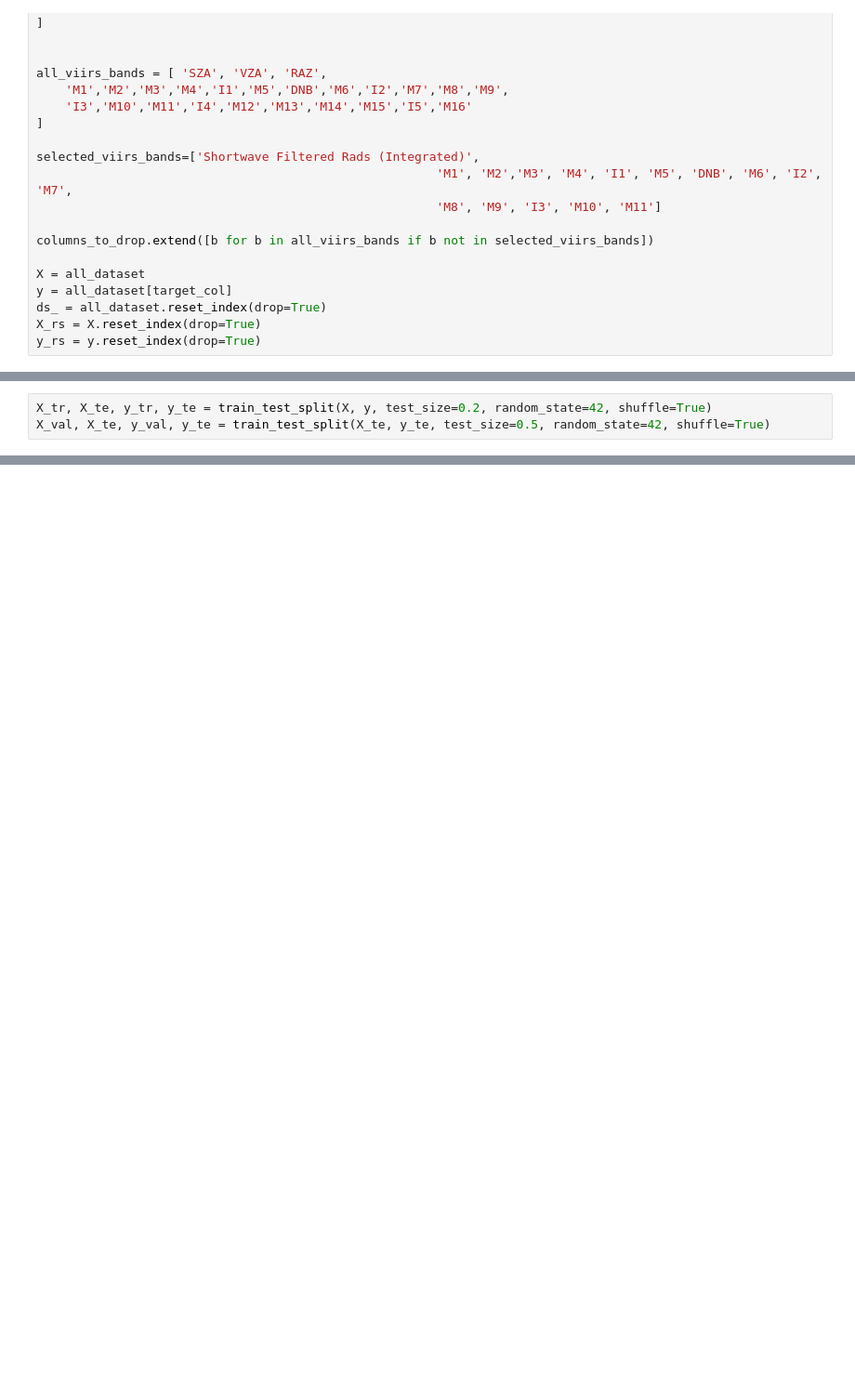
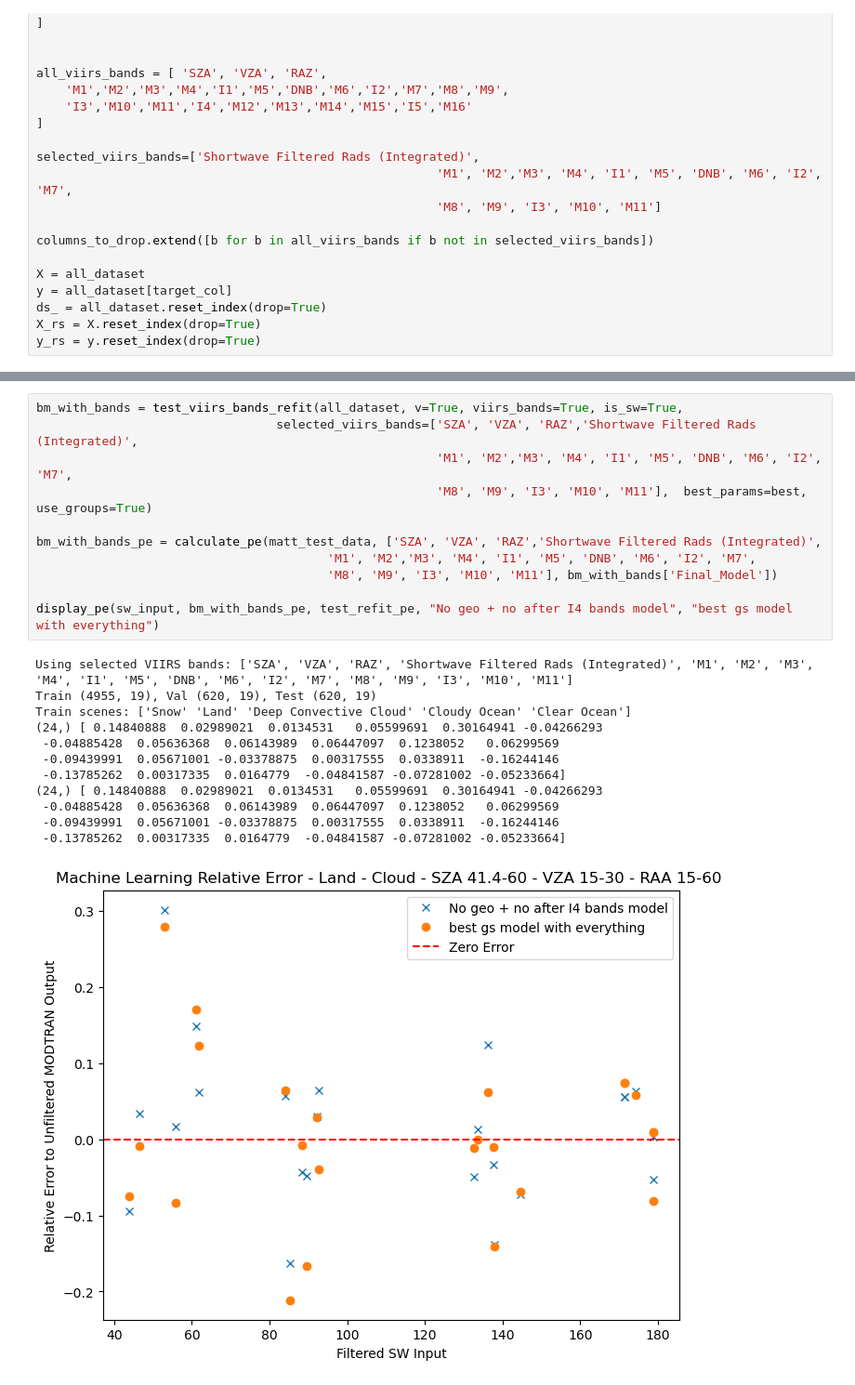
Before and after one commit to LASP-Libera/libera_unfiltering, a Jupyter notebook: validation.ipynb, the cells around one changed output, grey strips where cells are left out. Shown at 93% size. Drawn from its saved outputs; the diff is of its cells as text; blank space fills up the shorter version.

```diff
--- a/validation.ipynb
+++ b/validation.ipynb
@@ -2168,3 +2151,0 @@ y, type(y)
-# %%
-X_tr, X_te, y_tr, y_te = train_test_split(X, y, test_size=0.2, random_state=42, shuffle=True)
-X_val, X_te, y_val, y_te = train_test_split(X_te, y_te, test_size=0.5, random_state=42, shuffle=True)
@@ -2224,0 +2839,24 @@ def grouped_train_val_test_split(
+# %%
+bm_with_bands = test_viirs_bands_refit(all_dataset, v=True, viirs_bands=True, is_sw=True,
+                                 selected_viirs_bands=['SZA', 'VZA', 'RAZ','Shortwave Filtered Rads (Integrated)',
+                                                       'M1', 'M2','M3', 'M4', 'I1', 'M5', 'DNB', 'M6', 'I2', 'M7',
+                                                       'M8', 'M9', 'I3', 'M10', 'M11'],  best_params=best, use_groups=True)
+
+bm_with_bands_pe = calculate_pe(matt_test_data, ['SZA', 'VZA', 'RAZ','Shortwave Filtered Rads (Integrated)',
+                                        'M1', 'M2','M3', 'M4', 'I1', 'M5', 'DNB', 'M6', 'I2', 'M7',
+                                        'M8', 'M9', 'I3', 'M10', 'M11'], bm_with_bands['Final_Model'])
+
+display_pe(sw_input, bm_with_bands_pe, test_refit_pe, "No geo + no after I4 bands model", "best gs model with everything")
+# %% [output]
+Using selected VIIRS bands: ['SZA', 'VZA', 'RAZ', 'Shortwave Filtered Rads (Integrated)', 'M1', 'M2', 'M3', 'M4', 'I1', 'M5', 'DNB', 'M6', 'I2', 'M7', 'M8', 'M9', 'I3', 'M10', 'M11']
+Train (4955, 19), Val (620, 19), Test (620, 19)
+Train scenes: ['Snow' 'Land' 'Deep Convective Cloud' 'Cloudy Ocean' 'Clear Ocean']
+(24,) [ 0.14840888  0.02989021  0.0134531   0.05599691  0.30164941 -0.04266293
+ -0.04885428  0.05636368  0.06143989  0.06447097  0.1238052   0.06299569
+ -0.09439991  0.05671001 -0.03378875  0.00317555  0.0338911  -0.16244146
+ -0.13785262  0.00317335  0.0164779  -0.04841587 -0.07281002 -0.05233664]
+(24,) [ 0.14840888  0.02989021  0.0134531   0.05599691  0.30164941 -0.04266293
+ -0.04885428  0.05636368  0.06143989  0.06447097  0.1238052   0.06299569
+ -0.09439991  0.05671001 -0.03378875  0.00317555  0.0338911  -0.16244146
+ -0.13785262  0.00317335  0.0164779  -0.04841587 -0.07281002 -0.05233664]
+[figure, added]
```
Also changed, not shown: parts of 27 cells of this notebook.
